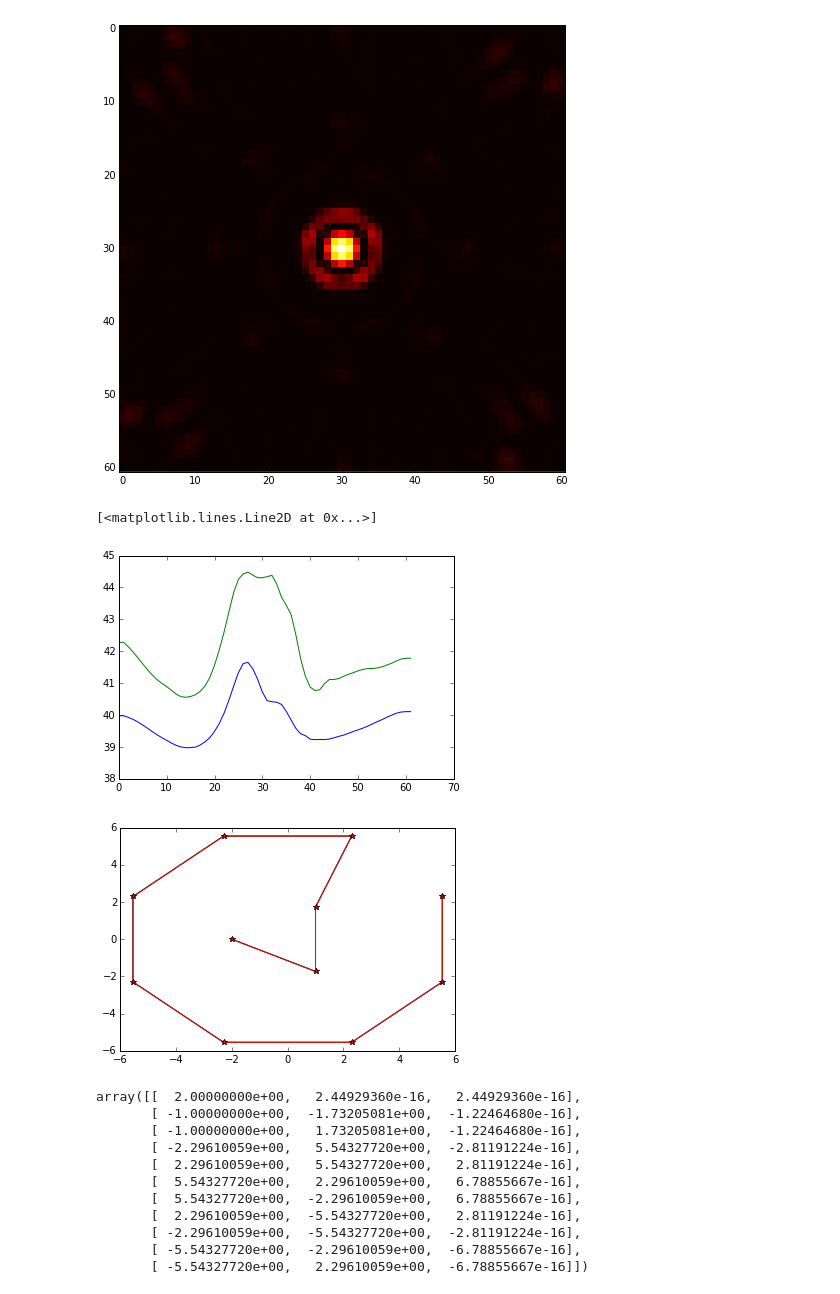
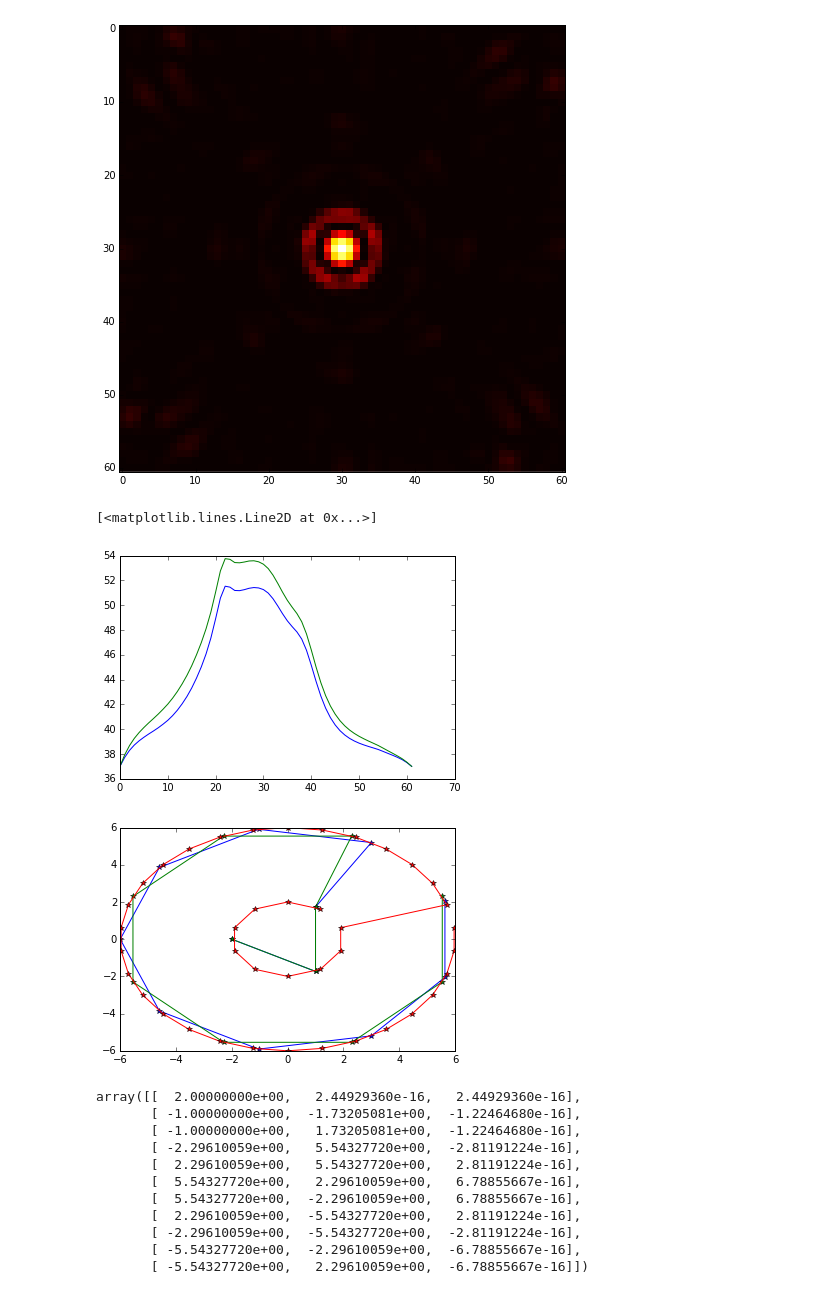
Before and after one commit to vlchaplin/fus_thermalmodelling, a Jupyter notebook: TrajectoryCompare.ipynb, the cells around one changed output. Drawn from its saved outputs; the diff is of its cells as text; code cells hidden in the pictures.

```diff
--- a/TrajectoryCompare.ipynb
+++ b/TrajectoryCompare.ipynb
@@ -548,17 +635,17 @@ plt.imshow(Ip1[:,:,focplaneZpix],cmap=image.cm.hot,interpolation='none')
 <matplotlib.image.AxesImage at 0x...>
 [figure]
 # %%
-plt.plot( interpTempFocPlane0[-1,45,:] )
-plt.plot( interpTempFocPlane[-1,45,:] )
+plt.plot( interpTempFocPlane0[-1,nx/2,:] )
+plt.plot( interpTempFocPlane[-1,nx/2,:] )
 # %% [output]
 [<matplotlib.lines.Line2D at 0x...>]
-[figure, old version]
+[figure, new version]
 # %%
-plotTraj([1.0,5.0,2.0]);
+plotTraj([1.0,4.0,0.0]);
 plotTraj([2.0,2.25,2.0]);
-plotTraj([1.5,3,0.0]);
+plotTraj([1.25, 1.0, 0.0]);
 # %% [output]
-[figure, old version]
+[figure, new version]
 # %%
 points,nt,numSon = ablation_utils.contstruct_circ_sonication_points(10,4, 140, 0.5 , 10, 0)
 # %%
```
Also changed, not shown: parts of 40 cells of this notebook.
